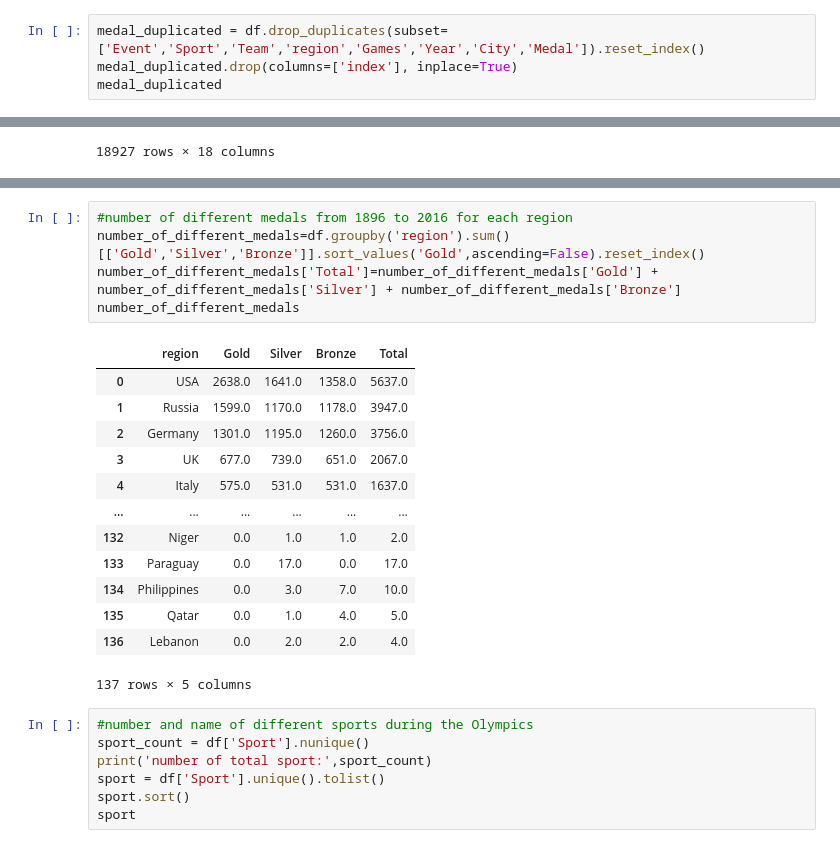
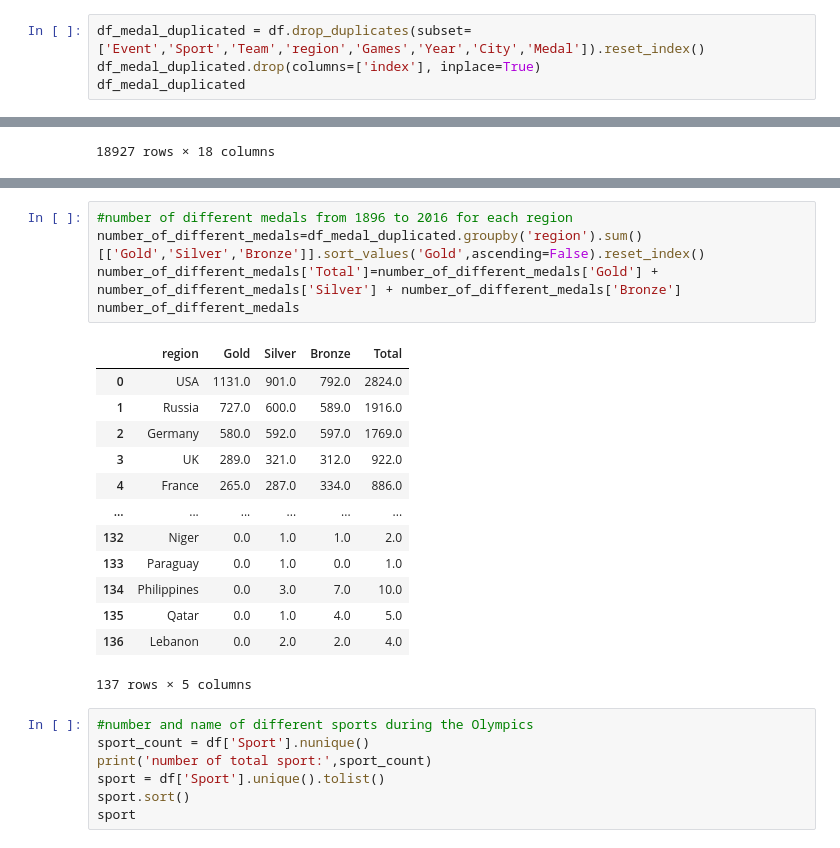
Before and after one commit to MaliheDahmardeh/Olympic-History, a Jupyter notebook: Olympic_History.ipynb, the cells around one changed output, grey strips where cells are left out. Saved outputs shown, nothing was run; the diff lists cells and outputs as text.

```diff
--- a/Olympic_History.ipynb
+++ b/Olympic_History.ipynb
@@ -413,9 +413,9 @@ df
 | 271103 | Olesya Nikolayevna Zykina | F | 23 | 171 | 64 | Russia | RUS | 2004 Summer | 2004 | Summer | Athina | ... |
 39772 rows × 18 columns
 # %%
-medal_duplicated = df.drop_duplicates(subset=['Event','Sport','Team','region','Games','Year','City','Medal']).reset_index()
-medal_duplicated.drop(columns=['index'], inplace=True)
-medal_duplicated
+df_medal_duplicated = df.drop_duplicates(subset=['Event','Sport','Team','region','Games','Year','City','Medal']).reset_index()
+df_medal_duplicated.drop(columns=['index'], inplace=True)
+df_medal_duplicated
 # %% [output]
 |  | Name | Sex | Age | Height | Weight | Team | NOC | Games | Year | Season | City | ... |
 | 0 | Edgar Lindenau Aabye | M | 34 | 175 | 71 | Denmark/Sweden | DEN | 1900 Summer | 1900 | Summer | Paris | ... |
@@ -444,18 +433,18 @@ Name: Medal, dtype: int64
 # %%
 #number of different medals from 1896 to 2016 for each region
-number_of_different_medals=df.groupby('region').sum()[['Gold','Silver','Bronze']].sort_values('Gold',ascending=False).reset_index()
+number_of_different_medals=df_medal_duplicated.groupby('region').sum()[['Gold','Silver','Bronze']].sort_values('Gold',ascending=False).reset_index()
 number_of_different_medals['Total']=number_of_different_medals['Gold'] + number_of_different_medals['Silver'] + number_of_different_medals['Bronze']
 number_of_different_medals
 # %% [output]
 |  | region | Gold | Silver | Bronze | Total |
-| 0 | USA | 2638.0 | 1641.0 | 1358.0 | 5637.0 |
-| 1 | Russia | 1599.0 | 1170.0 | 1178.0 | 3947.0 |
-| 2 | Germany | 1301.0 | 1195.0 | 1260.0 | 3756.0 |
-| 3 | UK | 677.0 | 739.0 | 651.0 | 2067.0 |
-| 4 | Italy | 575.0 | 531.0 | 531.0 | 1637.0 |
+| 0 | USA | 1131.0 | 901.0 | 792.0 | 2824.0 |
+| 1 | Russia | 727.0 | 600.0 | 589.0 | 1916.0 |
+| 2 | Germany | 580.0 | 592.0 | 597.0 | 1769.0 |
+| 3 | UK | 289.0 | 321.0 | 312.0 | 922.0 |
+| 4 | France | 265.0 | 287.0 | 334.0 | 886.0 |
 | ... | ... | ... | ... | ... | ... |
 | 132 | Niger | 0.0 | 1.0 | 1.0 | 2.0 |
-| 133 | Paraguay | 0.0 | 17.0 | 0.0 | 17.0 |
+| 133 | Paraguay | 0.0 | 1.0 | 0.0 | 1.0 |
 | 134 | Philippines | 0.0 | 3.0 | 7.0 | 10.0 |
 | 135 | Qatar | 0.0 | 1.0 | 4.0 | 5.0 |
 | 136 | Lebanon | 0.0 | 2.0 | 2.0 | 4.0 |
```
Also changed, not shown: parts of 1 cell of this notebook.
